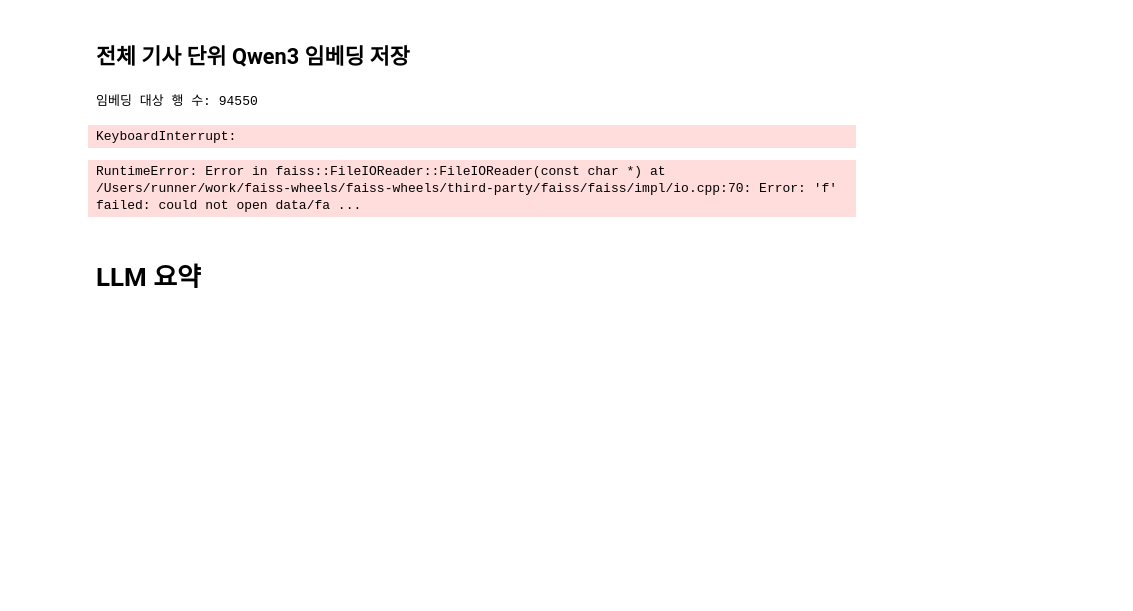
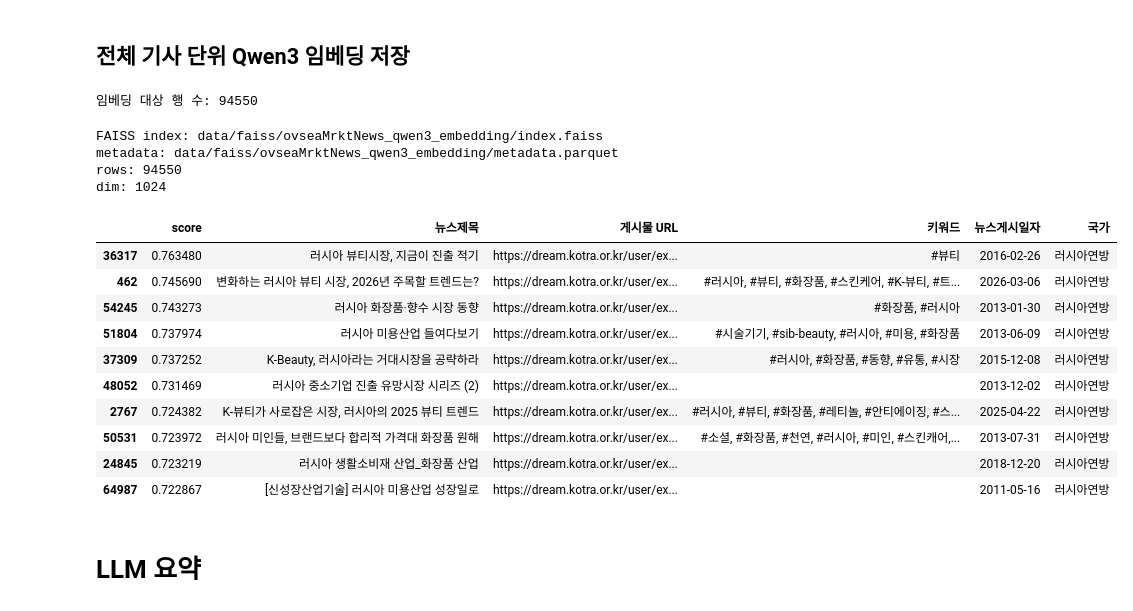
Before and after one commit to NGSFHSDO/aaa, a Jupyter notebook: kotra.ipynb, the cells around one changed output. Cells and saved outputs as stored; diff of their text form; code cells hidden in the pictures; blank space fills up the shorter version.

```diff
--- a/kotra.ipynb
+++ b/kotra.ipynb
@@ -946,6 +919,7 @@ dtype: float64
 # %%
 import gc
 import json
+import time
 from pathlib import Path
 
 import faiss
@@ -962,7 +936,7 @@ except NameError:
     model, tokenizer = load("majentik/Qwen3-Embedding-0.6B-MLX-4bit")
 
 CSV_PATH = Path("data/kotra_news_body.csv")
-OUT_DIR = Path("data/faiss/kotra_news_body_qwen3_article")
+OUT_DIR = Path("data/faiss/ovseaMrktNews_qwen3_embedding")
 BATCH_DIR = OUT_DIR / "batches"
 INDEX_PATH = OUT_DIR / "index.faiss"
 METADATA_PATH = OUT_DIR / "metadata.parquet"
@@ -970,6 +944,7 @@ CONFIG_PATH = OUT_DIR / "config.json"
 
 MODEL_NAME = "majentik/Qwen3-Embedding-0.6B-MLX-4bit"
 BATCH_SIZE = 1
+BATCH_SLEEP_SECONDS = 0
 MAX_LENGTH = 32768
 CSV_ENCODING = "utf-8-sig"
 TEXT_COL = "본문"
@@ -1032,6 +1007,8 @@ for batch_id in tqdm(range(num_batches), desc="Qwen3 기사 임베딩"):
     del inputs, outputs, embeddings, batch_df, batch_meta, texts
     gc.collect()
     mx.clear_cache()
+    if BATCH_SLEEP_SECONDS > 0:
+        time.sleep(BATCH_SLEEP_SECONDS)
 
 batch_embedding_paths = sorted(BATCH_DIR.glob("embeddings_*.npy"))
 batch_metadata_paths = sorted(BATCH_DIR.glob("metadata_*.parquet"))
@@ -1075,40 +1052,53 @@ print("rows:", index.ntotal)
 print("dim:", index.d)
 # %% [output]
 임베딩 대상 행 수: 94550
-KeyboardInterrupt:
+FAISS index: data/faiss/ovseaMrktNews_qwen3_embedding/index.faiss
+metadata: data/faiss/ovseaMrktNews_qwen3_embedding/metadata.parquet
+rows: 94550
+dim: 1024
 # %%
 import faiss
 import numpy as np
 import pandas as pd
 
 index = faiss.read_index(str(INDEX_PATH))
 metadata = pd.read_parquet(METADATA_PATH)
 
-query = "러시아 화장품 시장 전망"
+query = "러시아 뷰티 시장 전망"
 task = "Given a Korean natural language search query, retrieve relevant KOTRA news articles."
 query_text = f"Instruct: {task}\nQuery: {query}"
 
 query_inputs = tokenizer(
     [query_text],
     padding=True,
     truncation=True,
     max_length=MAX_LENGTH,
     return_tensors="mlx"
 )
 query_outputs = model(
     query_inputs["input_ids"],
     attention_mask=query_inputs["attention_mask"]
 )
 
 query_embedding = np.array(query_outputs.text_embeds).astype("float32")
 faiss.normalize_L2(query_embedding)
 
 scores, indices = index.search(query_embedding, 10)
 
 results = metadata.iloc[indices[0]].copy()
 results.insert(0, "score", scores[0])
 results[["score", "뉴스제목", "게시물 URL", "키워드", "뉴스게시일자", "국가"]].head(10)
 # %% [output]
-RuntimeError: Error in faiss::FileIOReader::FileIOReader(const char *) at /Users/runner/work/faiss-wheels/faiss-wheels/third-party/faiss/faiss/impl/io.cpp:70: Error: 'f' failed: could not open data/fa ...
+|  | score | 뉴스제목 | 게시물 URL | 키워드 | 뉴스게시일자 | 국가 |
+| 36317 | 0.763480 | 러시아 뷰티시장, 지금이 진출 적기 | https://dream.kotra.or.kr/user/ex... | #뷰티 | 2016-02-26 | 러시아연방 |
+| 462 | 0.745690 | 변화하는 러시아 뷰티 시장, 2026년 주목할 트렌드는? | https://dream.kotra.or.kr/user/ex... | #러시아, #뷰티, #화장품, #스킨케어, #K-뷰티, #트... | 2026-03-06 | 러시아연방 |
+| 54245 | 0.743273 | 러시아 화장품·향수 시장 동향 | https://dream.kotra.or.kr/user/ex... | #화장품, #러시아 | 2013-01-30 | 러시아연방 |
+| 51804 | 0.737974 | 러시아 미용산업 들여다보기 | https://dream.kotra.or.kr/user/ex... | #시술기기, #sib-beauty, #러시아, #미용, #화장품 | 2013-06-09 | 러시아연방 |
+| 37309 | 0.737252 | K-Beauty, 러시아라는 거대시장을 공략하라 | https://dream.kotra.or.kr/user/ex... | #러시아, #화장품, #동향, #유통, #시장 | 2015-12-08 | 러시아연방 |
+| 48052 | 0.731469 | 러시아 중소기업 진출 유망시장 시리즈 (2) | https://dream.kotra.or.kr/user/ex... |  | 2013-12-02 | 러시아연방 |
+| 2767 | 0.724382 | K-뷰티가 사로잡은 시장, 러시아의 2025 뷰티 트렌드 | https://dream.kotra.or.kr/user/ex... | #러시아, #뷰티, #화장품, #레티놀, #안티에이징, #스... | 2025-04-22 | 러시아연방 |
+| 50531 | 0.723972 | 러시아 미인들, 브랜드보다 합리적 가격대 화장품 원해 | https://dream.kotra.or.kr/user/ex... | #소셜, #화장품, #천연, #러시아, #미인, #스킨캐어,... | 2013-07-31 | 러시아연방 |
+| 24845 | 0.723219 | 러시아 생활소비재 산업_화장품 산업 | https://dream.kotra.or.kr/user/ex... |  | 2018-12-20 | 러시아연방 |
+| 64987 | 0.722867 | [신성장산업기술] 러시아 미용산업 성장일로 | https://dream.kotra.or.kr/user/ex... |  | 2011-05-16 | 러시아연방 |
 # %% [markdown]
 # LLM 요약
```
Also changed, not shown: parts of 3 cells of this notebook, 3 other files.
